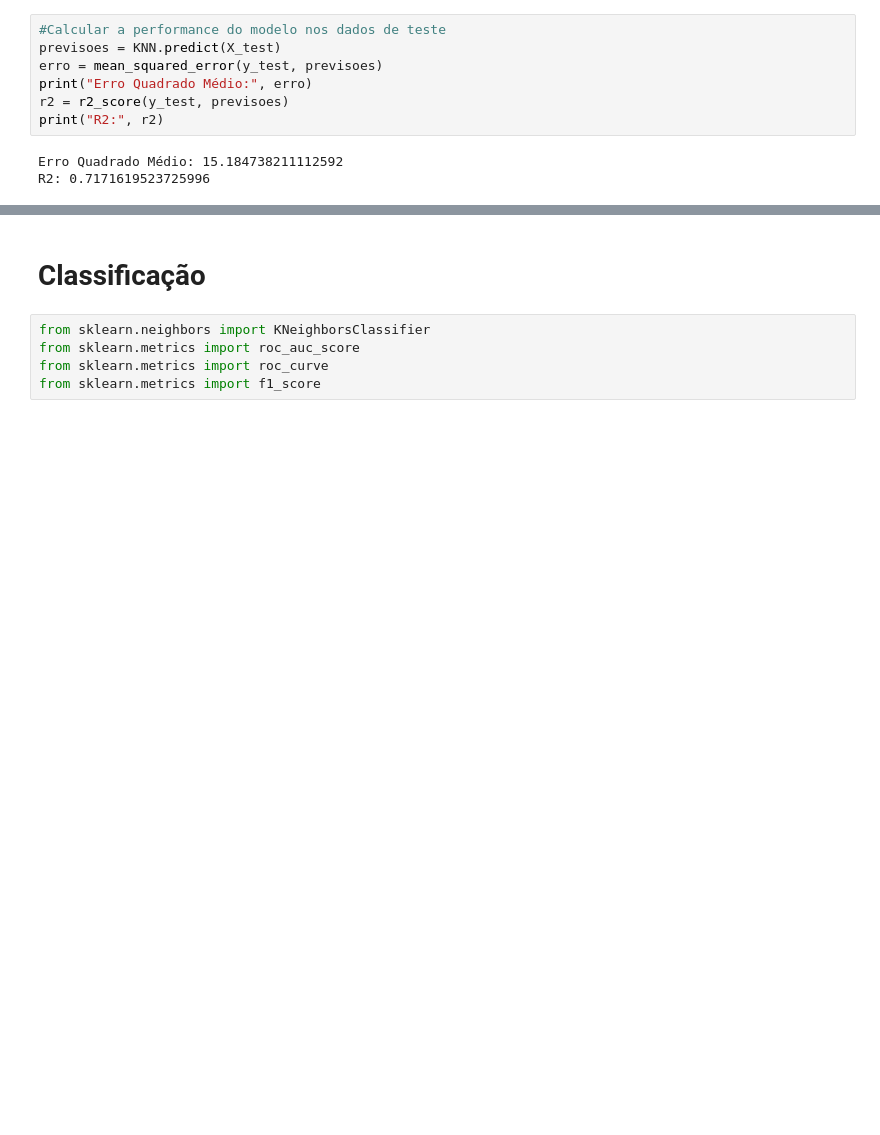
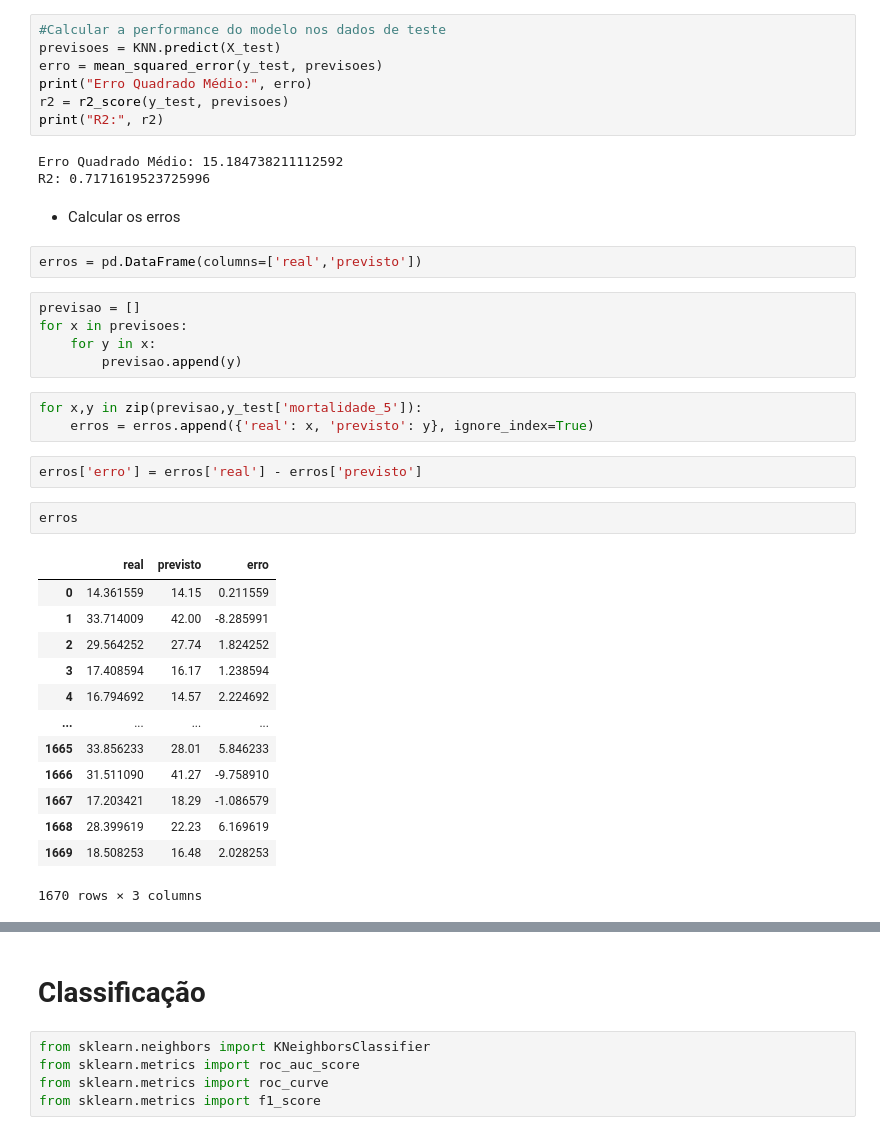
Before and after one commit to GCabral95/Aprendizado_Supervisionado, a Jupyter notebook: KNN_.ipynb, the cells around one changed output, grey strips where cells are left out. Saved outputs shown, nothing was run; the diff lists cells and outputs as text; blank space fills up the shorter version.

```diff
--- a/KNN_.ipynb
+++ b/KNN_.ipynb
@@ -187,3 +195,33 @@ print("R2:", r2)
 # %% [output]
 Erro Quadrado Médio: 15.184738211112592
 R2: 0.7171619523725996
+# %% [markdown]
+* Calcular os erros
+# %%
+erros = pd.DataFrame(columns=['real','previsto'])
+# %%
+previsao = []
+for x in previsoes:
+    for y in x:
+        previsao.append(y)
+# %%
+for x,y in zip(previsao,y_test['mortalidade_5']):
+    erros = erros.append({'real': x, 'previsto': y}, ignore_index=True)
+# %%
+erros['erro'] = erros['real'] - erros['previsto']
+# %%
+erros
+# %% [output]
+|  | real | previsto | erro |
+| 0 | 14.361559 | 14.15 | 0.211559 |
+| 1 | 33.714009 | 42.00 | -8.285991 |
+| 2 | 29.564252 | 27.74 | 1.824252 |
+| 3 | 17.408594 | 16.17 | 1.238594 |
+| 4 | 16.794692 | 14.57 | 2.224692 |
+| ... | ... | ... | ... |
+| 1665 | 33.856233 | 28.01 | 5.846233 |
+| 1666 | 31.511090 | 41.27 | -9.758910 |
+| 1667 | 17.203421 | 18.29 | -1.086579 |
+| 1668 | 28.399619 | 22.23 | 6.169619 |
+| 1669 | 18.508253 | 16.48 | 2.028253 |
+1670 rows × 3 columns
```
Also changed, not shown: parts of 55 cells of this notebook.
